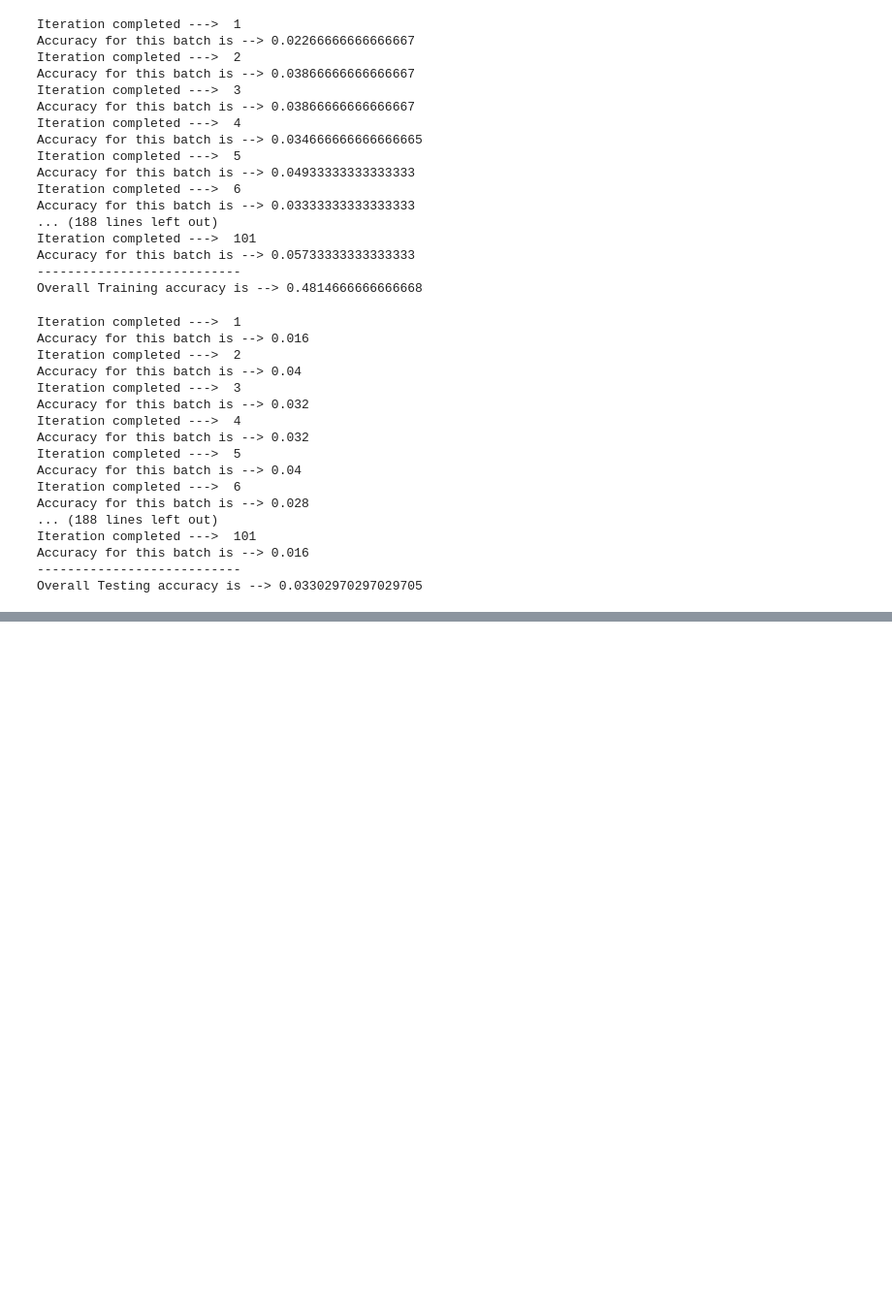
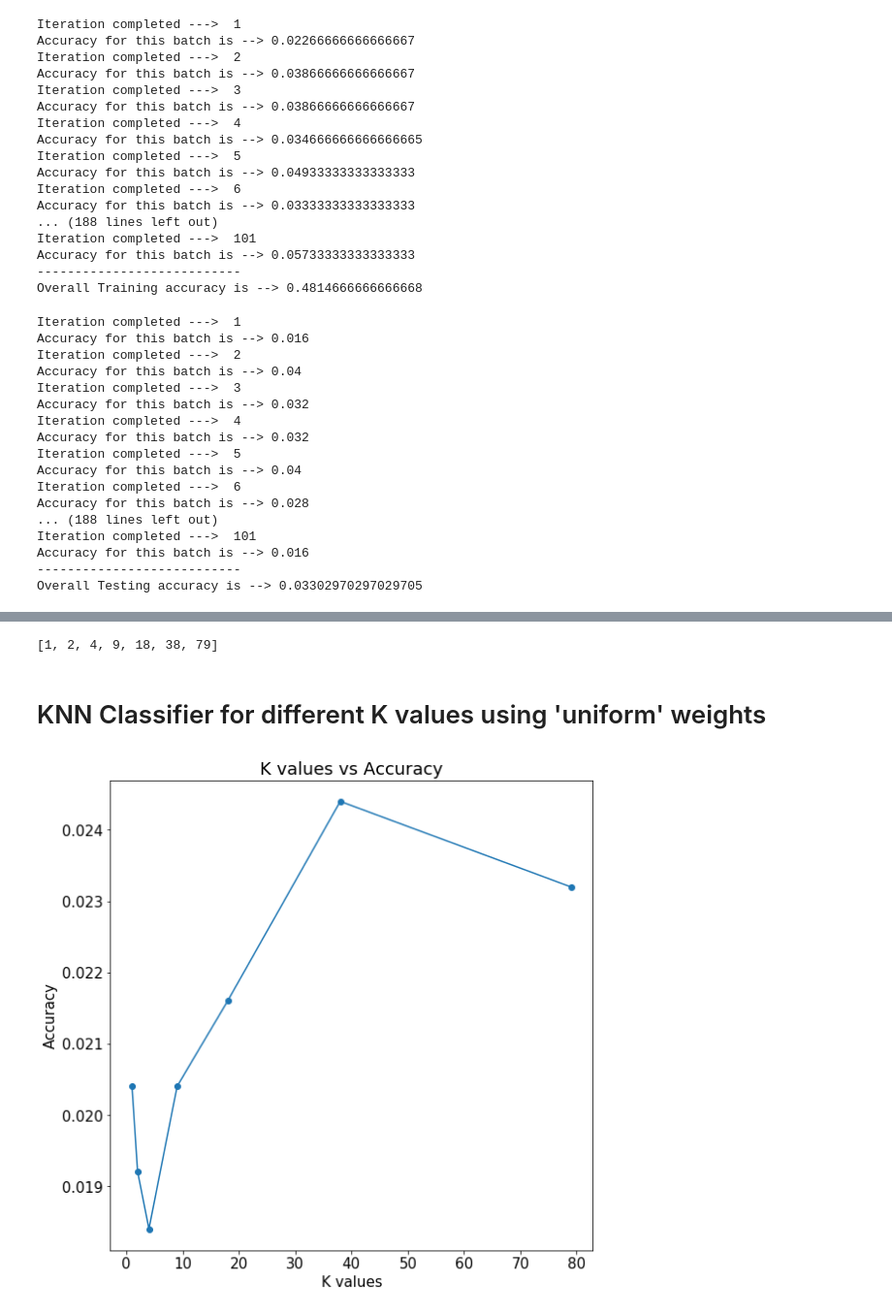
Before and after one commit to Abishek10/Automatic-Recognition-of-Pictured-Dishes-in-Food-101, a Jupyter notebook: AutomaticFoodClassification.ipynb, the cells around one changed output, grey strips where cells are left out. Shown at 97% size. Saved outputs shown, nothing was run; the diff lists cells and outputs as text; code cells hidden in the pictures; blank space fills up the shorter version.

```diff
--- a/AutomaticFoodClassification.ipynb
+++ b/AutomaticFoodClassification.ipynb
@@ -747,0 +771,2 @@ Overall Testing accuracy is --> 0.03302970297029705
+# %%
+k_values = [1.0, 2.073321573485955, 4.298662347082277, 8.912509381337454, 18.478497974222908, 38.311868495572874, 79.43282347242814]
@@ -747,0 +777,8 @@ Overall Testing accuracy is --> 0.03302970297029705
+# %%
+k_vals = [np.round(i).astype('int8') for i in k_values]
+# %%
+k_vals
+# %% [output]
+[1, 2, 4, 9, 18, 38, 79]
+# %% [markdown]
+# KNN Classifier for different K values using 'uniform' weights
@@ -747,0 +803,11 @@ Overall Testing accuracy is --> 0.03302970297029705
+# %%
+accuracy_values = [0.0204, 0.0192, 0.0184, 0.0204, 0.0216, 0.0244, 0.0232]
+# %%
+plt.figure(figsize=(9, 9))
+plt.rcParams.update({'font.size': 15})
+plt.plot(k_vals, accuracy_values, 'o-');
+plt.xlabel('K values');
+plt.ylabel('Accuracy');
+plt.title('K values vs Accuracy');
+# %% [output]
+[figure, added]
```
Also changed, not shown: parts of 15 cells of this notebook.
